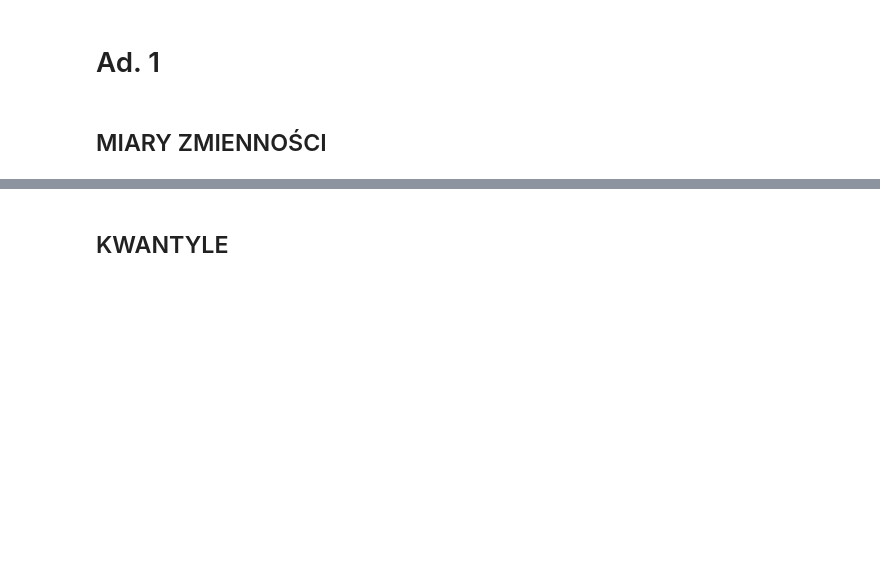
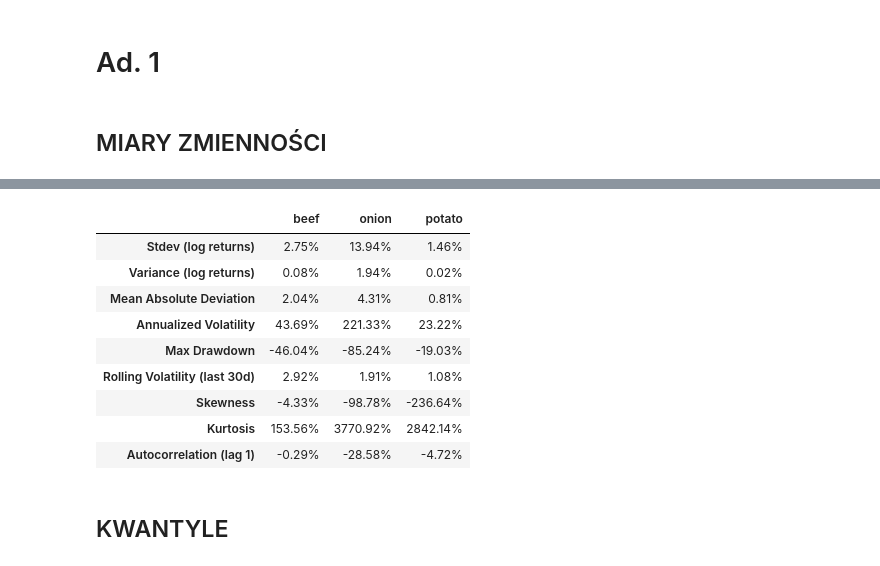
Before and after one commit to werpyr1003/Zarz-dzanie_ryzykiem_McDonald_Corporation, a Jupyter notebook: Projekt_2/Kody.ipynb, the cells around one changed output, grey strips where cells are left out. Saved outputs shown, nothing was run; the diff lists cells and outputs as text; code cells hidden in the pictures; blank space fills up the shorter version.

```diff
--- a/Projekt_2/Kody.ipynb
+++ b/Projekt_2/Kody.ipynb
@@ -25,0 +33,6 @@ logret_beef_data =  np.log(beef_data / beef_data.shift(1))
+# %%
+onion_path = 'ONION.csv'
+
+onion_df = pd.read_csv(onion_path)
+
+print(onion_df.head())
@@ -25,0 +58,6 @@ logret_beef_data =  np.log(beef_data / beef_data.shift(1))
+# %%
+tomato_path = 'TOMATO.csv'
+
+tomato_df = pd.read_csv(tomato_path)
+
+print(tomato_df.head())
@@ -67,3 +119,32 @@ Autocorrelation (lag 1)         -0.438350
+# %%
+ingredients = {
+    'beef': beef_data.squeeze(),
+    'onion': onion_data.squeeze(),
+    'potato': tomato_data.squeeze()
+}
+
+volatility_results = pd.DataFrame()
+
+for name, series in ingredients.items():
+    metrics = calculate_volatility_metrics(series)
+    metrics.columns = [name]
+    if volatility_results.empty:
+        volatility_results = metrics
+    else:
+        volatility_results = pd.concat([volatility_results, metrics], axis=1)
+
+display(volatility_results.style.format("{:.2f}%"))
+# %% [output]
+|  | beef | onion | potato |
+| Stdev (log returns) | 2.75% | 13.94% | 1.46% |
+| Variance (log returns) | 0.08% | 1.94% | 0.02% |
+| Mean Absolute Deviation | 2.04% | 4.31% | 0.81% |
+| Annualized Volatility | 43.69% | 221.33% | 23.22% |
+| Max Drawdown | -46.04% | -85.24% | -19.03% |
+| Rolling Volatility (last 30d) | 2.92% | 1.91% | 1.08% |
+| Skewness | -4.33% | -98.78% | -236.64% |
+| Kurtosis | 153.56% | 3770.92% | 2842.14% |
+| Autocorrelation (lag 1) | -0.29% | -28.58% | -4.72% |
 # %% [markdown]
 ## KWANTYLE
 # %%
```
Also changed, not shown: parts of 18 cells of this notebook, 3 other files.
